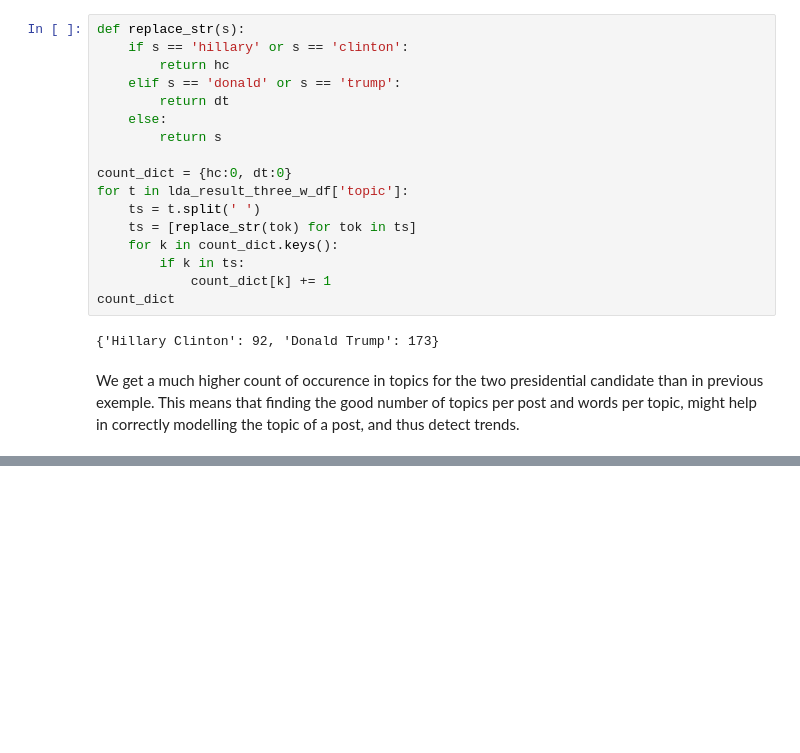
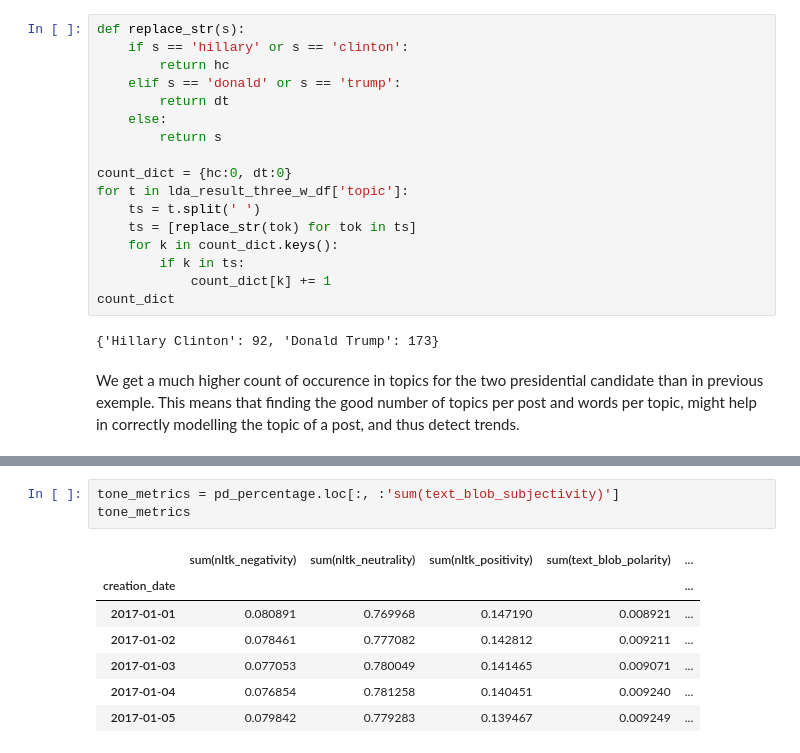
Before and after one commit to MetaHG/Reddit-opinions-polarization, a Jupyter notebook: notebooks/DataCollection.ipynb, the cells around one changed output, grey strips where cells are left out. Saved outputs shown, nothing was run; the diff lists cells and outputs as text; blank space fills up the shorter version.

```diff
--- a/notebooks/DataCollection.ipynb
+++ b/notebooks/DataCollection.ipynb
@@ -341,0 +392,11 @@ We get a much higher count of occurence in topics for the two presidential candi
+# %%
+tone_metrics = pd_percentage.loc[:, :'sum(text_blob_subjectivity)']
+tone_metrics
+# %% [output]
+|  | sum(nltk_negativity) | sum(nltk_neutrality) | sum(nltk_positivity) | sum(text_blob_polarity) | ... |
+| creation_date |  |  |  |  | ... |
+| 2017-01-01 | 0.080891 | 0.769968 | 0.147190 | 0.008921 | ... |
+| 2017-01-02 | 0.078461 | 0.777082 | 0.142812 | 0.009211 | ... |
+| 2017-01-03 | 0.077053 | 0.780049 | 0.141465 | 0.009071 | ... |
+| 2017-01-04 | 0.076854 | 0.781258 | 0.140451 | 0.009240 | ... |
+| 2017-01-05 | 0.079842 | 0.779283 | 0.139467 | 0.009249 | ... |
```
Also changed, not shown: parts of 15 cells of this notebook.
